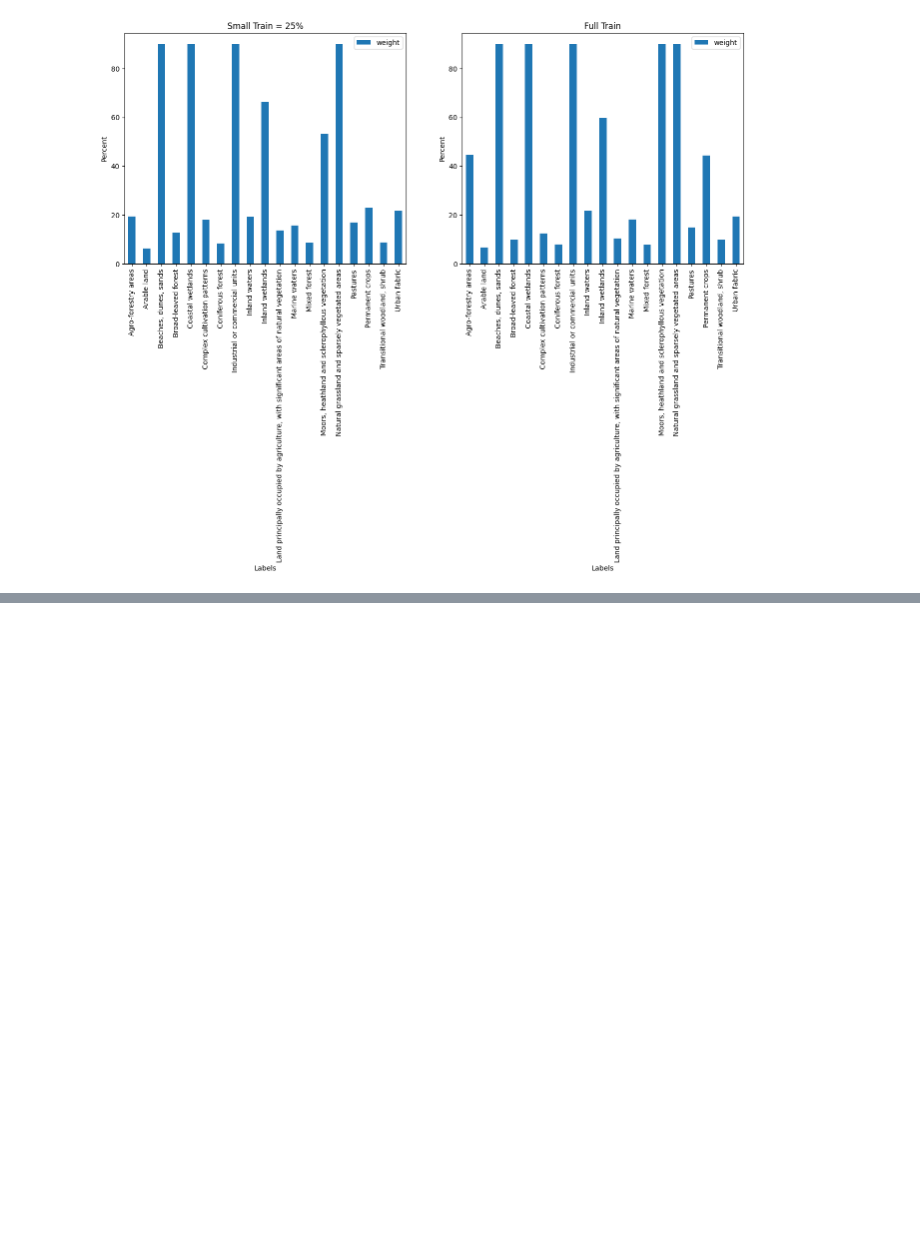
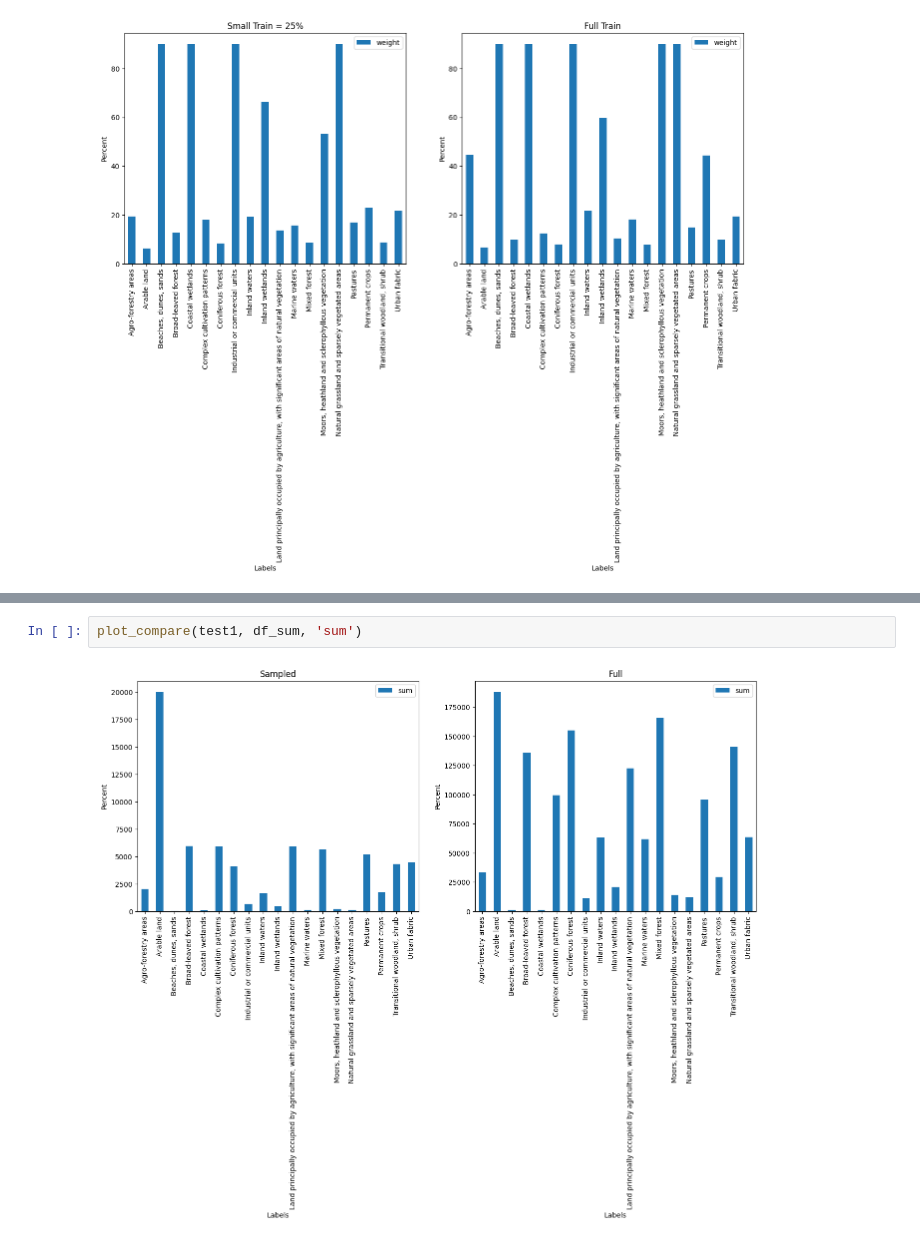
Before and after one commit to emanuel-gf/BigEarthNet-Models, a Jupyter notebook: bigearthnet/explore/imbalanced_classes.ipynb, the cells around one changed output, grey strips where cells are left out. Cells and saved outputs as stored; diff of their text form; blank space fills up the shorter version.

```diff
--- a/bigearthnet/explore/imbalanced_classes.ipynb
+++ b/bigearthnet/explore/imbalanced_classes.ipynb
@@ -303,0 +408,4 @@ plt.show()
+# %%
+plot_compare(test1, df_sum, 'sum')
+# %% [output]
+[figure, added]
```
Also changed, not shown: parts of 48 cells of this notebook, 12 other files.
